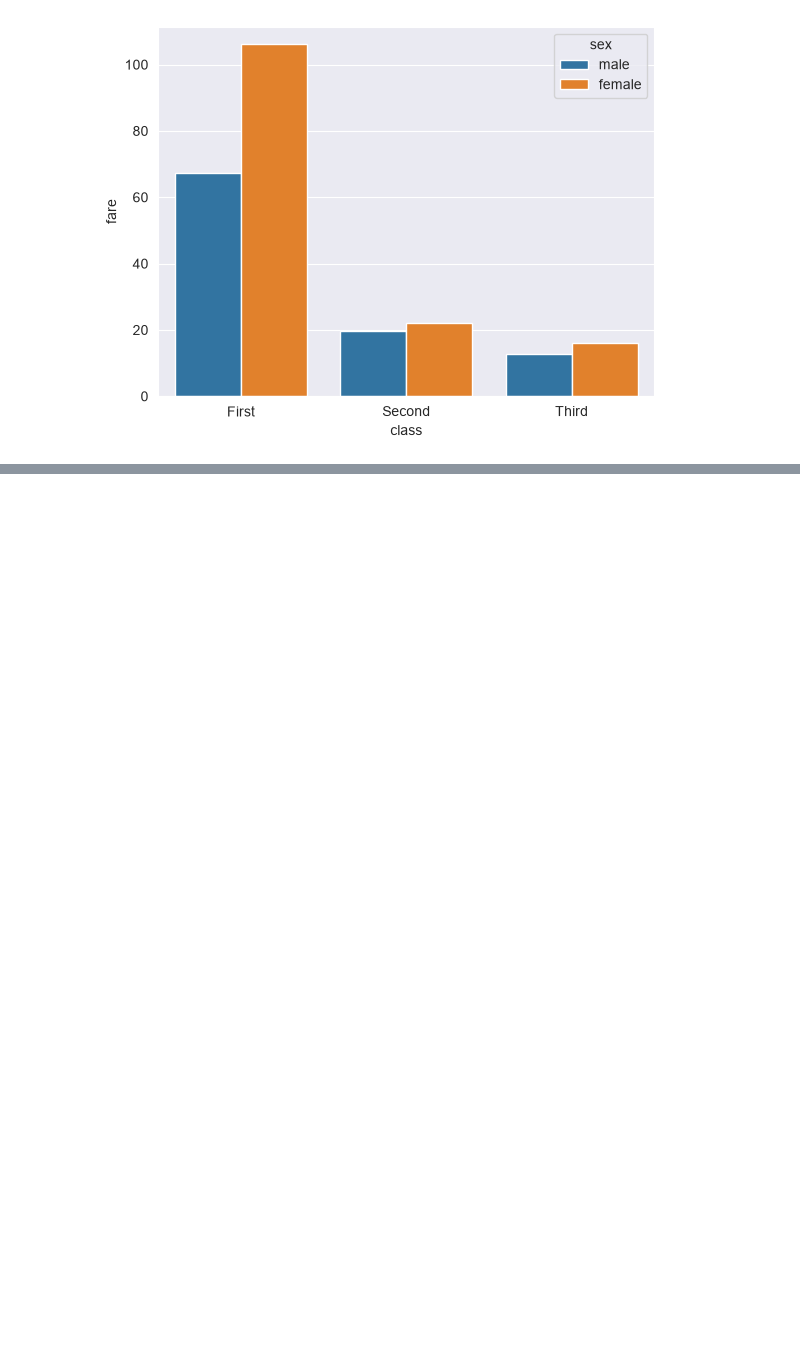
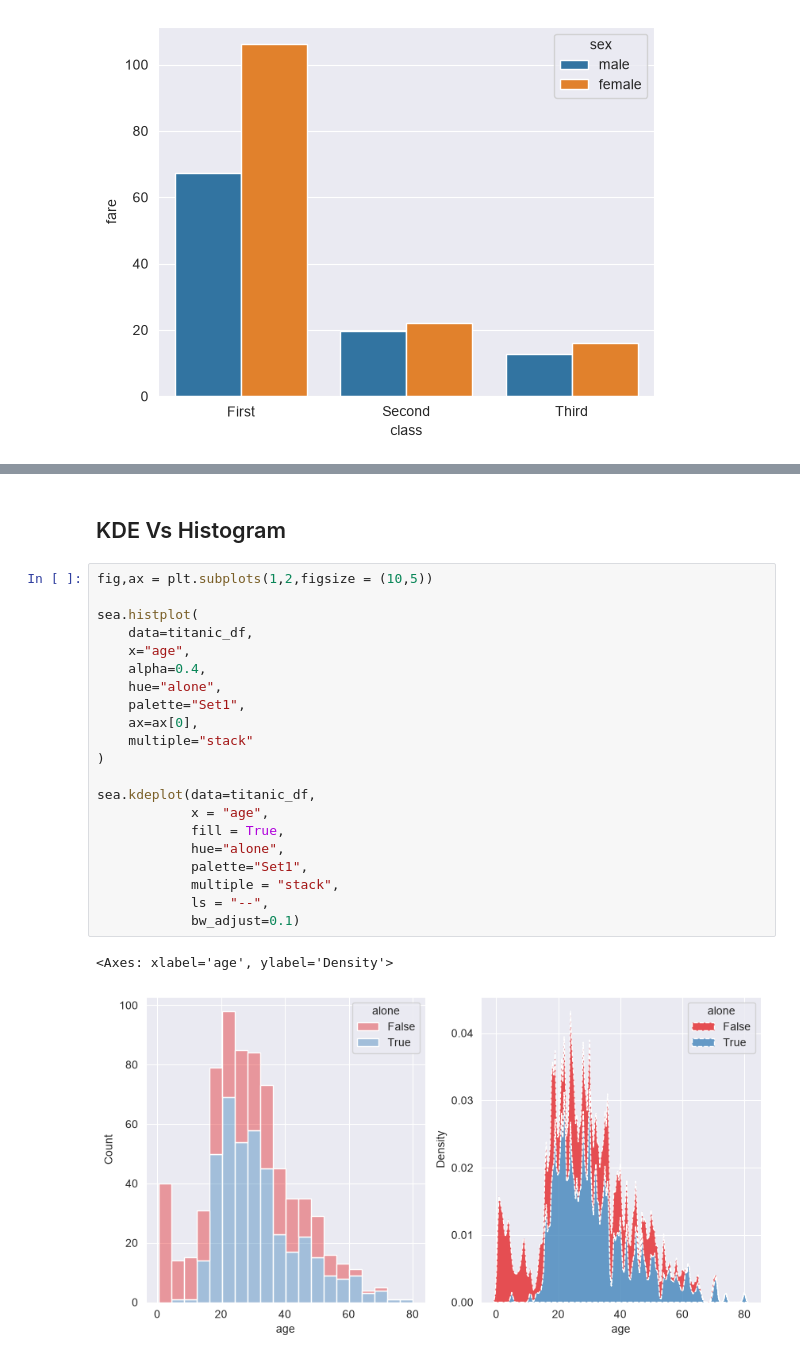
Before and after one commit to DashPgi/PyTraining, a Jupyter notebook: Machine-learning/Matplotlib-Seaborn/sea.ipynb, the cells around one changed output, grey strips where cells are left out. Cells and saved outputs as stored; diff of their text form; blank space fills up the shorter version.

```diff
--- a/Machine-learning/Matplotlib-Seaborn/sea.ipynb
+++ b/Machine-learning/Matplotlib-Seaborn/sea.ipynb
@@ -38,0 +53,26 @@ sea.barplot(data=titanic_df,
+# %% [markdown]
+## KDE Vs Histogram
+# %%
+fig,ax = plt.subplots(1,2,figsize = (10,5))
+
+sea.histplot(
+    data=titanic_df,
+    x="age",
+    alpha=0.4,
+    hue="alone",
+    palette="Set1",
+    ax=ax[0],
+    multiple="stack"
+)
+
+sea.kdeplot(data=titanic_df,
+            x = "age",
+            fill = True,
+            hue="alone",
+            palette="Set1",
+            multiple = "stack",
+            ls = "--",
+            bw_adjust=0.1)
+# %% [output]
+<Axes: xlabel='age', ylabel='Density'>
+[figure, added]
```
Also changed, not shown: parts of 2 cells of this notebook, 1 other file.
